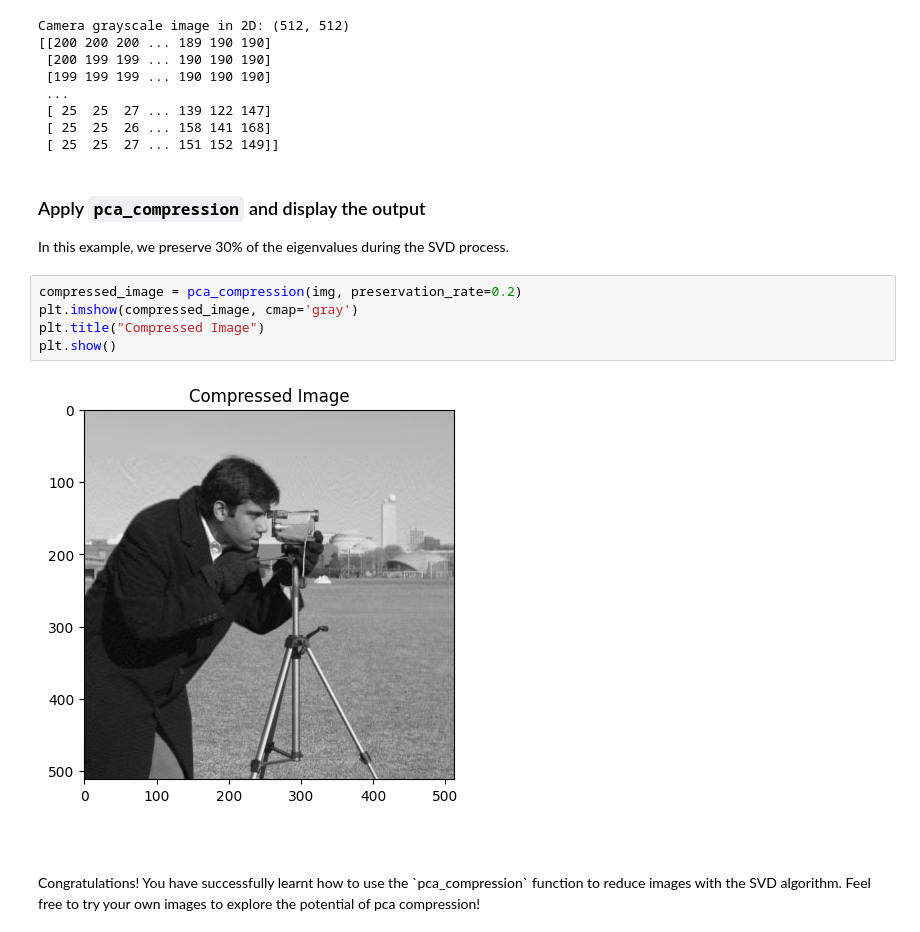
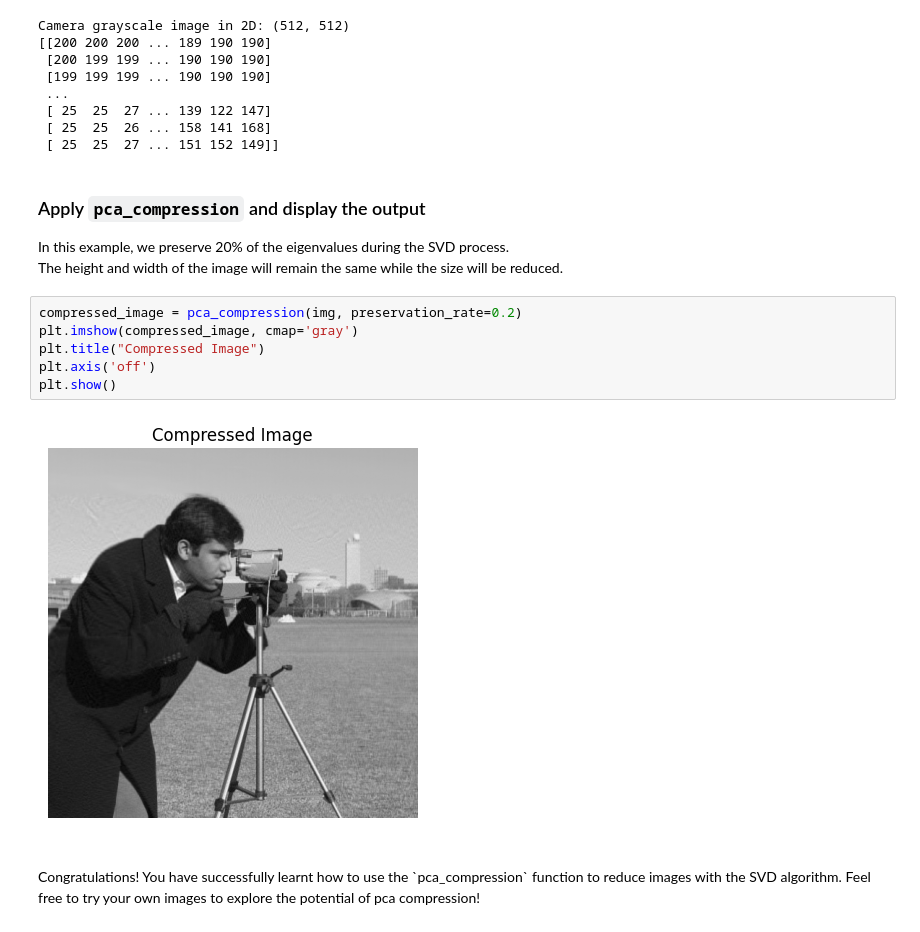
Before and after one commit to UBC-MDS/SharpEdge, a Jupyter notebook: docs/pca_compression.ipynb, the cells around one changed output. Cells and saved outputs as stored; diff of their text form.

```diff
--- a/docs/pca_compression.ipynb
+++ b/docs/pca_compression.ipynb
@@ -41,15 +41,16 @@ Camera grayscale image in 2D: (512, 512)
  [ 25  25  27 ... 151 152 149]]
 # %% [markdown]
 ### Apply `pca_compression` and display the output
-In this example, we preserve 30% of the eigenvalues during the SVD process.
+In this example, we preserve 20% of the eigenvalues during the SVD process.
+<br>The height and width of the image will remain the same while the size will be reduced.
 # %%
 compressed_image = pca_compression(img, preservation_rate=0.2)
 plt.imshow(compressed_image, cmap='gray')
 plt.title("Compressed Image")
+plt.axis('off')
 plt.show()
 # %% [output]
-[figure, old version]
+[figure, new version]
 # %% [markdown]
 <br>
-<br>
 Congratulations! You have successfully learnt how to use the `pca_compression` function to reduce images with the SVD algorithm. Feel free to try your own images to explore the potential of pca compression!
```
